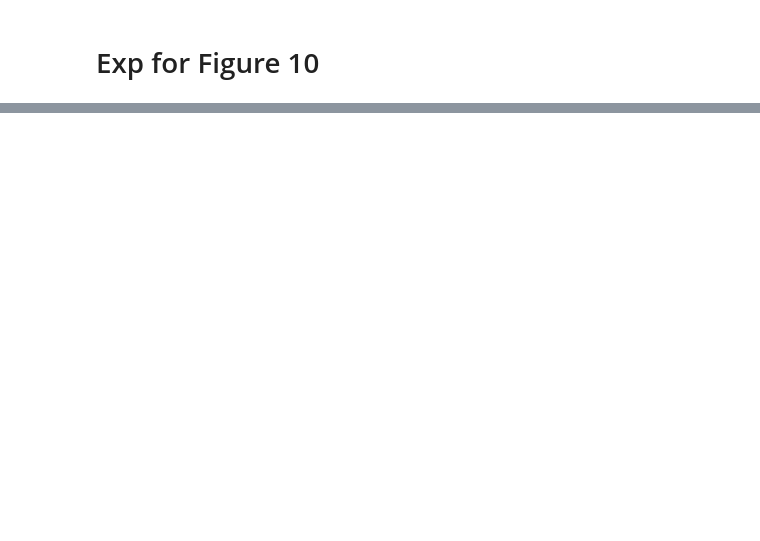
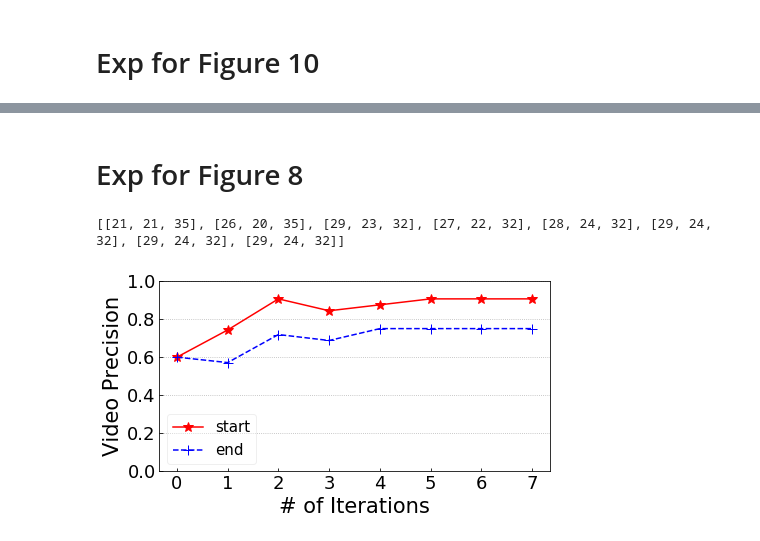
Before and after one commit to sfu-db/Lightor_Exp, a Jupyter notebook: exp.ipynb, the cells around one changed output, grey strips where cells are left out. Saved outputs shown, nothing was run; the diff lists cells and outputs as text; code cells hidden in the pictures; blank space fills up the shorter version.

Commit message:
complete extractor

```diff
--- a/exp.ipynb
+++ b/exp.ipynb
@@ -160,0 +169,62 @@ plot_precision(generalization_plot, 'K', 'Chat Precision', k, [0, 1], np.arange(
+# %% [markdown]
+# Exp for Figure 8
+# %%
+highlight_extractor = Highlight_Extractor(ORIGINAL_DATA)
+highlight_extractor.process_all_iterations()
+
+crowd_data = {}
+for t in highlight_extractor.data_lineage:
+    for m in highlight_extractor.data_lineage[t]:
+        crowd_data[m] = highlight_extractor.data_lineage[t][m]
+
+end_gt = {}
+for f in dota2_test_data.gt:
+    end_gt[f] = []
+    for i in dota2_test_data.gt[f]:
+        end_gt[f] += list(range(i, i + 11))
+    end_gt[f] = list(set(end_gt[f]))
+
+
+iternum = 7
+pre = []
+for i in range(0, iternum + 1):
+    p = [0, 0, 0]
+    for m in crowd_data:
+        f = DOTA2_MOVIE_NAME_BY_ID[m]
+        l = len(crowd_data[m]) - 2
+        s = 0
+        e = 0
+        if m in highlight_extractor.data_lineage['selected']:
+            if i < l:
+                s = crowd_data[m][i][0]
+                e = crowd_data[m][i][1] if crowd_data[m][i][1] > 0 else s + expander.const[1]
+            else:
+                s = crowd_data[m][-1][0]
+                e = crowd_data[m][-1][1]
+            p[2] += 1
+            if s in dota2_test_data.gt[f]:
+                p[0] += 1
+            if e in end_gt[f]:
+                p[1] += 1
+        else:
+            if i < l:
+                s = crowd_data[m][i][0]
+                e = crowd_data[m][i][1] if crowd_data[m][i - 1][1] > 0 else s + expander.const[1]
+                p[2] += 1
+                if s in dota2_test_data.gt[f]:
+                    p[0] += 1
+                if e in end_gt[f]:
+                    p[1] += 1
+    pre.append(p)
+start = [i[0] / i[2] for i in pre]
+end = [i[1] / i[2] for i in pre]
+
+crowd_plot = [
+    [start, '-r*', 'start'],
+    [end, '--b+', 'end']
+]
+
+plot_precision(crowd_plot, '# of Iterations', 'Video Precision', list(range(0, iternum + 1)), [0, 1], np.arange(0, 1.1, 0.2))
+# %% [output]
+[[21, 21, 35], [26, 20, 35], [29, 23, 32], [27, 22, 32], [28, 24, 32], [29, 24, 32], [29, 24, 32], [29, 24, 32]]
+[figure, added]
```
Also changed, not shown: parts of 9 cells of this notebook, 17 other files.
